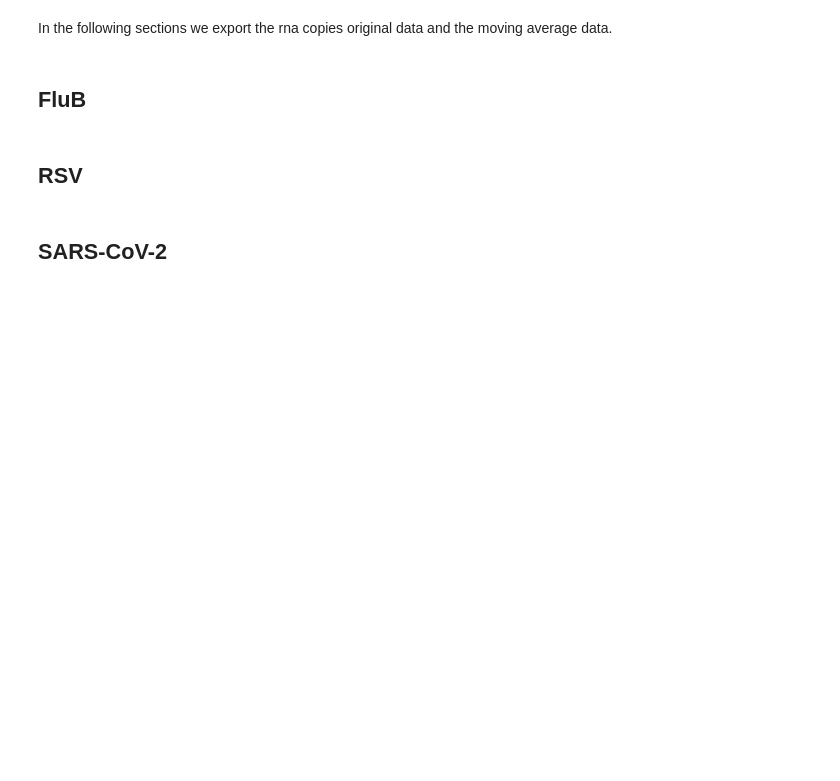
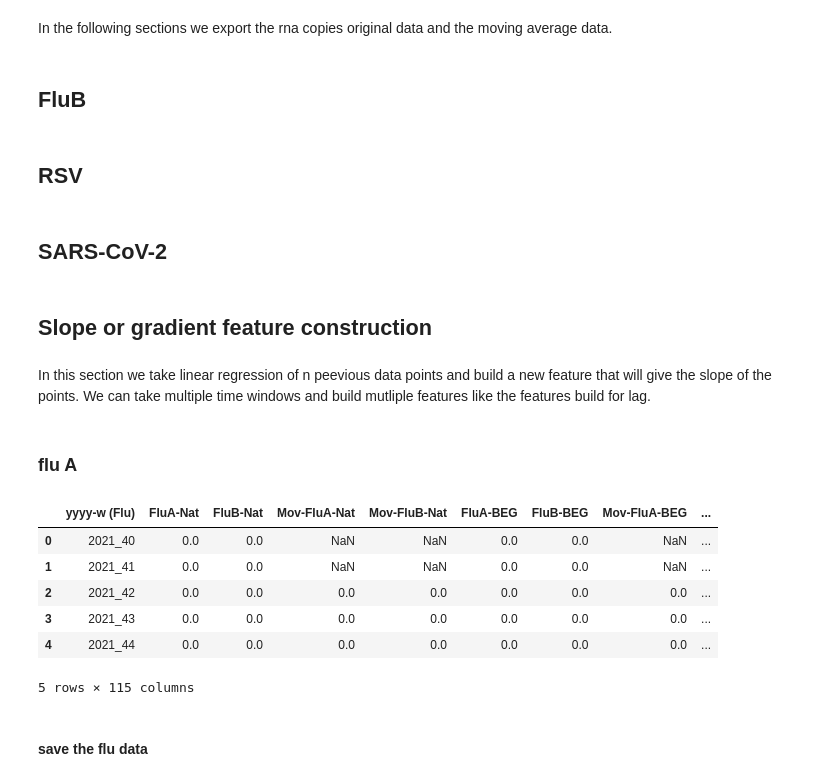
Before and after one commit to prasadadhav/respiratory_virus_epidemic_prediction, a Jupyter notebook: 01_data_preprocessing.ipynb, the cells around one changed output. Cells and saved outputs as stored; diff of their text form; code cells hidden in the pictures; blank space fills up the shorter version.

Commit message:
processing new feature based on linear regression of past n points.

```diff
--- a/01_data_preprocessing.ipynb
+++ b/01_data_preprocessing.ipynb
@@ -137,3 +139,59 @@ for col in sars_cols:
     })
     local_df = local_df.dropna(subset=['rna_copies'])
     local_df.to_csv(f'./data_preprocess/{col}.csv', index=False)
+# %% [markdown]
+## Slope or gradient feature construction
+# %% [markdown]
+In this section we take linear regression of n peevious data points and build a new feature that will give the slope of the points. We can take multiple time windows and build mutliple features like the features build for lag.
+# %%
+def compute_slope_feature(series: pd.Series, window: int = 3) -> pd.Series:
+    # Forward fill missing values before slope calculation
+    series_filled = series.ffill().bfill()  # fill forward, then backward for start NaNs
+
+    slopes = [np.nan] * (window - 1)  # First (window-1) entries are NaN
+
+    for i in range(window - 1, len(series_filled)):
+        window_values = series_filled.iloc[i - window + 1: i + 1]
+        y = window_values.values.reshape(-1, 1)
+        x = np.arange(window).reshape(-1, 1)
+        model = LinearRegression().fit(x, y)
+        slopes.append(model.coef_[0][0])  # raw slope
+
+    slope_series = pd.Series(slopes, index=series.index)
+
+    # Normalize slope_series between -1 and 1 using mean slope value
+    mean_slope = slope_series.mean(skipna=True)
+
+    # Center around mean
+    centered = slope_series - mean_slope
+
+    # Get max absolute deviation for scaling
+    max_dev = centered.abs().max()
+
+    # Avoid division by zero if all values equal mean
+    if max_dev == 0 or np.isnan(max_dev):
+        normalized = centered * 0
+    else:
+        normalized = centered / max_dev
+
+    return normalized
+# %%
+# window_sizes = [2, 3, 4, 5, 7]
+window_sizes = [4, 5, 7]
+# %% [markdown]
+### flu A
+# %%
+for col in fluA_cols:
+    for window in window_sizes:
+        slope_col = f"{col}_slope_{window}"
+        df_flu[slope_col] = compute_slope_feature(df_flu[col], window=window)
+
+df_flu.head()
+# %% [output]
+|  | yyyy-w (Flu) | FluA-Nat | FluB-Nat | Mov-FluA-Nat | Mov-FluB-Nat | FluA-BEG | FluB-BEG | Mov-FluA-BEG | ... |
+| 0 | 2021_40 | 0.0 | 0.0 | NaN | NaN | 0.0 | 0.0 | NaN | ... |
+| 1 | 2021_41 | 0.0 | 0.0 | NaN | NaN | 0.0 | 0.0 | NaN | ... |
+| 2 | 2021_42 | 0.0 | 0.0 | 0.0 | 0.0 | 0.0 | 0.0 | 0.0 | ... |
+| 3 | 2021_43 | 0.0 | 0.0 | 0.0 | 0.0 | 0.0 | 0.0 | 0.0 | ... |
+| 4 | 2021_44 | 0.0 | 0.0 | 0.0 | 0.0 | 0.0 | 0.0 | 0.0 | ... |
+5 rows × 115 columns
@@ -139,0 +260,2 @@ for col in sars_cols:
+# %% [markdown]
+#### save the flu data
```
Also changed, not shown: parts of 15 cells of this notebook.
